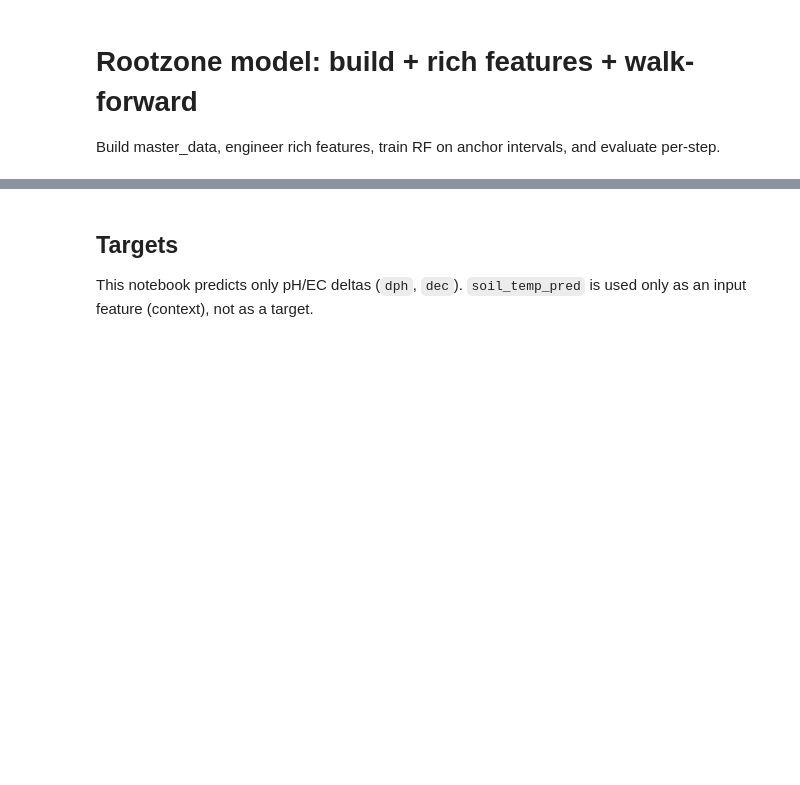
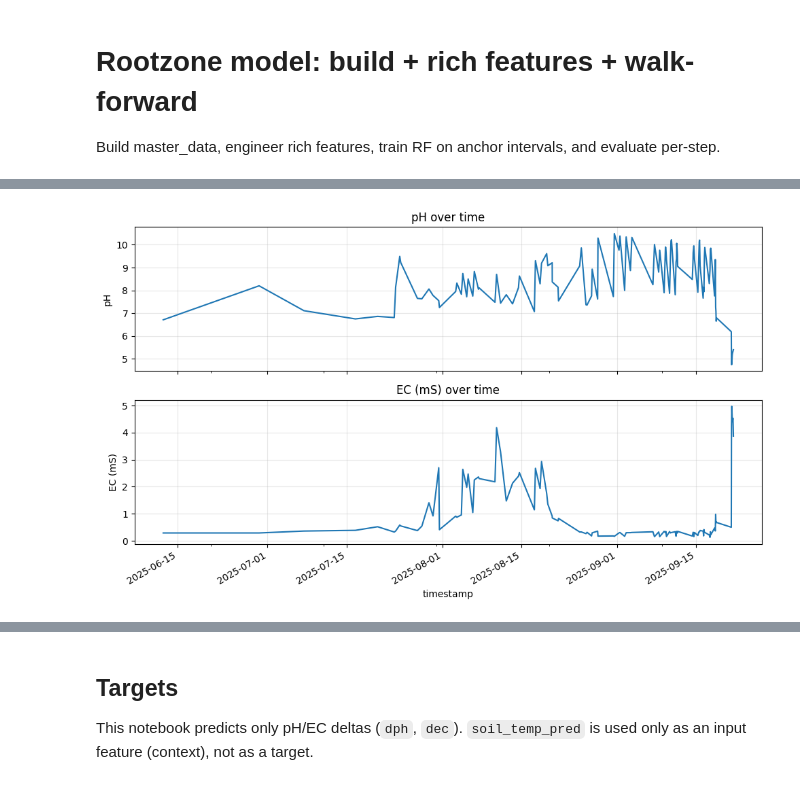
Before and after one commit to EliyahuEden/final_data_file, a Jupyter notebook: scripts/RF_Rootzone_Model.ipynb, the cells around one changed output, grey strips where cells are left out. Cells and saved outputs as stored; diff of their text form; code cells hidden in the pictures; blank space fills up the shorter version.

```diff
--- a/scripts/RF_Rootzone_Model.ipynb
+++ b/scripts/RF_Rootzone_Model.ipynb
@@ -559,0 +214,99 @@ Built ds with intervals: 108 | features: 22
+# %%
+# Quick visuals before modeling
+print('Master data rows:', len(df), 'cols:', df.shape[1])
+print('Date range:', df.index.min(), '->', df.index.max())
+missing = df.isna().mean().sort_values(ascending=False)
+display(missing.to_frame('missing_frac').head(12))
+
+# Time series for core targets (plot only non-null values)
+fig, ax = plt.subplots(2, 1, figsize=(10, 6), sharex=True)
+if 'ph' in df.columns:
+    df.loc[df['ph'].notna(), 'ph'].plot(ax=ax[0], title='pH over time')
+    ax[0].set_ylabel('pH')
+else:
+    ax[0].set_title('pH over time (missing column)')
+if 'ec_ms' in df.columns:
+    df.loc[df['ec_ms'].notna(), 'ec_ms'].plot(ax=ax[1], title='EC (mS) over time')
+    ax[1].set_ylabel('EC (mS)')
+else:
+    ax[1].set_title('EC (mS) over time (missing column)')
+for a in ax: a.grid(True, alpha=0.3)
+plt.tight_layout(); plt.show()
+
+# Target distributions
+fig, ax = plt.subplots(1, 2, figsize=(10, 4))
+if 'dph' in ds.columns:
+    ds['dph'].hist(ax=ax[0], bins=30)
+    ax[0].set_title('Target dPH distribution')
+else:
+    ax[0].set_title('Target dPH distribution (missing)')
+if 'dec' in ds.columns:
+    ds['dec'].hist(ax=ax[1], bins=30)
+    ax[1].set_title('Target dEC distribution')
+else:
+    ax[1].set_title('Target dEC distribution (missing)')
+plt.tight_layout(); plt.show()
+
+# Gap vs targets
+fig, ax = plt.subplots(1, 2, figsize=(10, 4))
+if 'gap_hours' in ds.columns and 'dph' in ds.columns:
+    ax[0].scatter(ds['gap_hours'], ds['dph'], s=10, alpha=0.6)
+    ax[0].set_xlabel('gap_hours'); ax[0].set_ylabel('dph'); ax[0].set_title('dPH vs gap')
+else:
+    ax[0].set_title('dPH vs gap (missing)')
+if 'gap_hours' in ds.columns and 'dec' in ds.columns:
+    ax[1].scatter(ds['gap_hours'], ds['dec'], s=10, alpha=0.6)
+    ax[1].set_xlabel('gap_hours'); ax[1].set_ylabel('dec'); ax[1].set_title('dEC vs gap')
+else:
+    ax[1].set_title('dEC vs gap (missing)')
+plt.tight_layout(); plt.show()
+
+# pH/EC vs selected input features (scatter)
+scatter_feats = ['internal_air_temp_c', 'internal_rh_%', 'internal_radiation', 'ET0', 'irrigation_ml_current', 'soil_temp_pred', 'canopy_cover']
+scatter_feats = [c for c in scatter_feats if c in df.columns]
+if scatter_feats:
+    n = len(scatter_feats)
+    ncols = 3 if n >= 3 else n
+    nrows = int(np.ceil(n / ncols))
+    fig, axes = plt.subplots(nrows, ncols, figsize=(4 * ncols, 3.2 * nrows))
+    axes = np.atleast_1d(axes).ravel()
+    for i, feat in enumerate(scatter_feats):
+        ax = axes[i]
+        if 'ph' in df.columns:
+            ax.scatter(df[feat], df['ph'], s=8, alpha=0.5)
+            ax.set_ylabel('pH')
+        ax.set_xlabel(feat)
+        ax.set_title(f'pH vs {feat}')
+        ax.grid(True, alpha=0.2)
+    for j in range(i + 1, len(axes)):
+        axes[j].axis('off')
+    plt.tight_layout(); plt.show()
+
+    fig, axes = plt.subplots(nrows, ncols, figsize=(4 * ncols, 3.2 * nrows))
+    axes = np.atleast_1d(axes).ravel()
+    for i, feat in enumerate(scatter_feats):
+        ax = axes[i]
+        if 'ec_ms' in df.columns:
+            ax.scatter(df[feat], df['ec_ms'], s=8, alpha=0.5)
+            ax.set_ylabel('EC (mS)')
+        ax.set_xlabel(feat)
+        ax.set_title(f'EC vs {feat}')
+        ax.grid(True, alpha=0.2)
+    for j in range(i + 1, len(axes)):
+        axes[j].axis('off')
+    plt.tight_layout(); plt.show()
+
+# Correlations for a small, interpretable subset
+corr_cols = ['dph','dec','gap_hours','ph0','ec0','avg_vpd','rad_sum_per_hour','soil_temp_mean','irrig_to_gap_ratio']
+corr_cols = [c for c in corr_cols if c in ds.columns]
+if len(corr_cols) >= 2:
+    corr = ds[corr_cols].corr()
+    plt.figure(figsize=(8, 6))
+    plt.imshow(corr, cmap='coolwarm', vmin=-1, vmax=1)
+    plt.title('Correlation heatmap (selected features)')
+    plt.xticks(range(len(corr_cols)), corr_cols, rotation=45, ha='right')
+    plt.yticks(range(len(corr_cols)), corr_cols)
+    plt.colorbar(label='corr')
+    plt.tight_layout()
+    plt.show()
+# %% [output]
@@ -559,0 +328 @@ Built ds with intervals: 108 | features: 22
+[figure, added]
```
Also changed, not shown: parts of 8 cells of this notebook, 5 other files.
